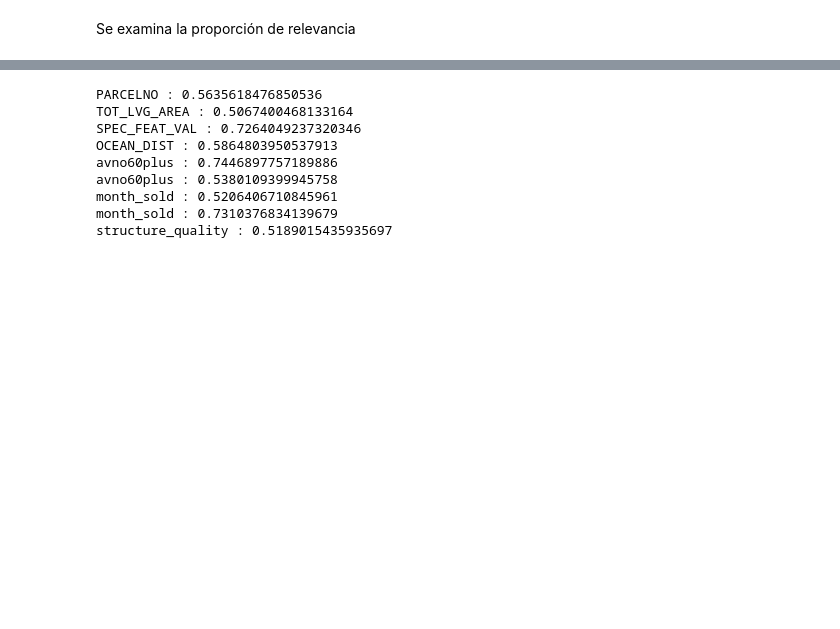
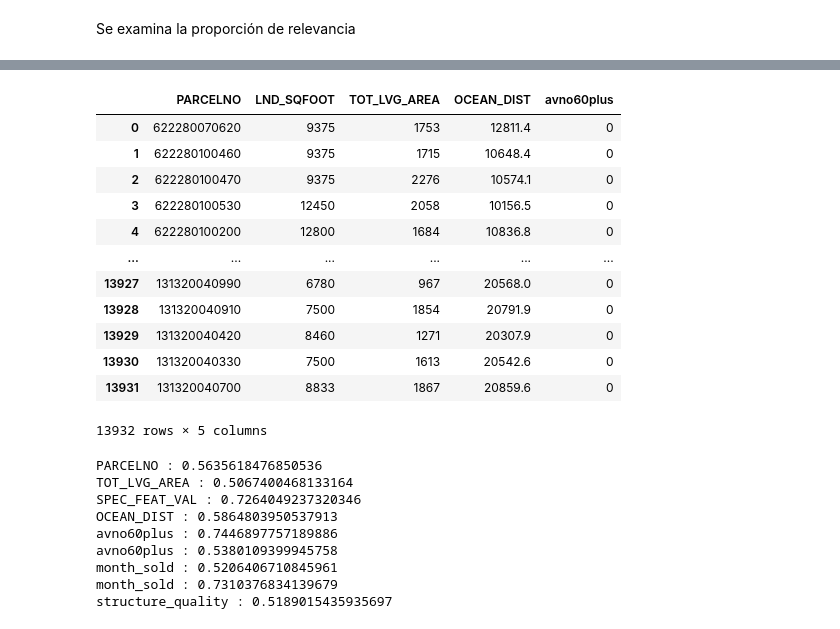
Before and after one commit to OswaCabrera/DataMining, a Jupyter notebook: OCP-HRD-Practica6.ipynb, the cells around one changed output, grey strips where cells are left out. Drawn from its saved outputs; the diff is of its cells as text; code cells hidden in the pictures; blank space fills up the shorter version.

```diff
--- a/OCP-HRD-Practica6.ipynb
+++ b/OCP-HRD-Practica6.ipynb
@@ -513,6 +514,23 @@ CargasComponentes.head(numComponentesACP+1) # Se muestran los primeros 7 compone
 | 7 | 0.137353 | 0.100482 | 0.563562 | 0.044115 | 0.213501 | 0.008580 | 0.000933 | 0.332728 | ... |
 | 8 | 0.065897 | 0.015039 | 0.250203 | 0.107578 | 0.318857 | 0.082270 | 0.726405 | 0.379566 | ... |
 | 9 | 0.241409 | 0.204136 | 0.092982 | 0.058194 | 0.284765 | 0.132534 | 0.324260 | 0.543430 | ... |
+# %%
+DatosMiamiACP = DatosMiami.drop(columns=['LATITUDE','LONGITUDE','SALE_PRC','SPEC_FEAT_VAL','RAIL_DIST','WATER_DIST','CNTR_DIST','SUBCNTR_DI','HWY_DIST','age','month_sold','structure_quality'])
+DatosMiamiACP
+# %% [output]
+|  | PARCELNO | LND_SQFOOT | TOT_LVG_AREA | OCEAN_DIST | avno60plus |
+| 0 | 622280070620 | 9375 | 1753 | 12811.4 | 0 |
+| 1 | 622280100460 | 9375 | 1715 | 10648.4 | 0 |
+| 2 | 622280100470 | 9375 | 2276 | 10574.1 | 0 |
+| 3 | 622280100530 | 12450 | 2058 | 10156.5 | 0 |
+| 4 | 622280100200 | 12800 | 1684 | 10836.8 | 0 |
+| ... | ... | ... | ... | ... | ... |
+| 13927 | 131320040990 | 6780 | 967 | 20568.0 | 0 |
+| 13928 | 131320040910 | 7500 | 1854 | 20791.9 | 0 |
+| 13929 | 131320040420 | 8460 | 1271 | 20307.9 | 0 |
+| 13930 | 131320040330 | 7500 | 1613 | 20542.6 | 0 |
+| 13931 | 131320040700 | 8833 | 1867 | 20859.6 | 0 |
+13932 rows × 5 columns
 # %%
 # Se obtienen los componentes principales (cargas mayores a 0.5)
 componentesPrincipales = []
```
Also changed, not shown: parts of 11 cells of this notebook.
